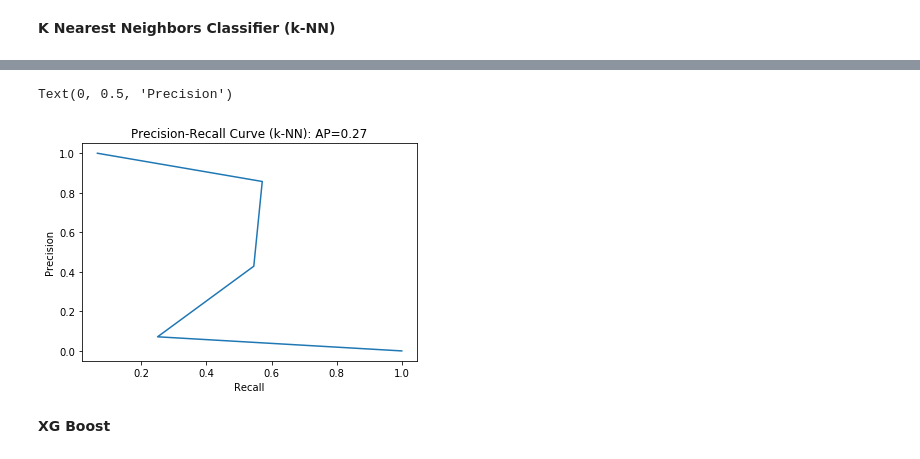
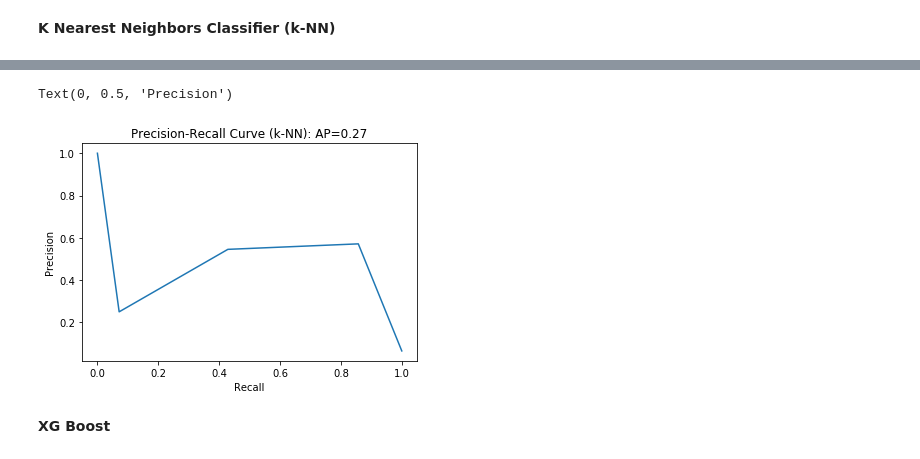
Before and after one commit to s-weisenberg/Data-Science-Projects, a Jupyter notebook: Capstone_Project_1/Capstone1_Machine_Learning.ipynb, the cells around one changed output, grey strips where cells are left out. Cells and saved outputs as stored; diff of their text form; code cells hidden in the pictures.

```diff
--- a/Capstone_Project_1/Capstone1_Machine_Learning.ipynb
+++ b/Capstone_Project_1/Capstone1_Machine_Learning.ipynb
@@ -378,14 +363,14 @@ weighted avg       0.93      0.94      0.94       215
 # %%
 precision, recall, thresholds = precision_recall_curve(y_test, y_proba[:,1])
 
-plt.plot(precision, recall)
+plt.plot(recall, precision)
 plt.title('Precision-Recall Curve (k-NN): '
                    'AP={0:0.2f}'.format(average_precision))
 plt.xlabel('Recall')
 plt.ylabel('Precision')
 # %% [output]
 Text(0, 0.5, 'Precision')
-[figure, old version]
+[figure, new version]
 # %% [markdown]
 __XG Boost__
 # %%
```
Also changed, not shown: parts of 29 cells of this notebook.
